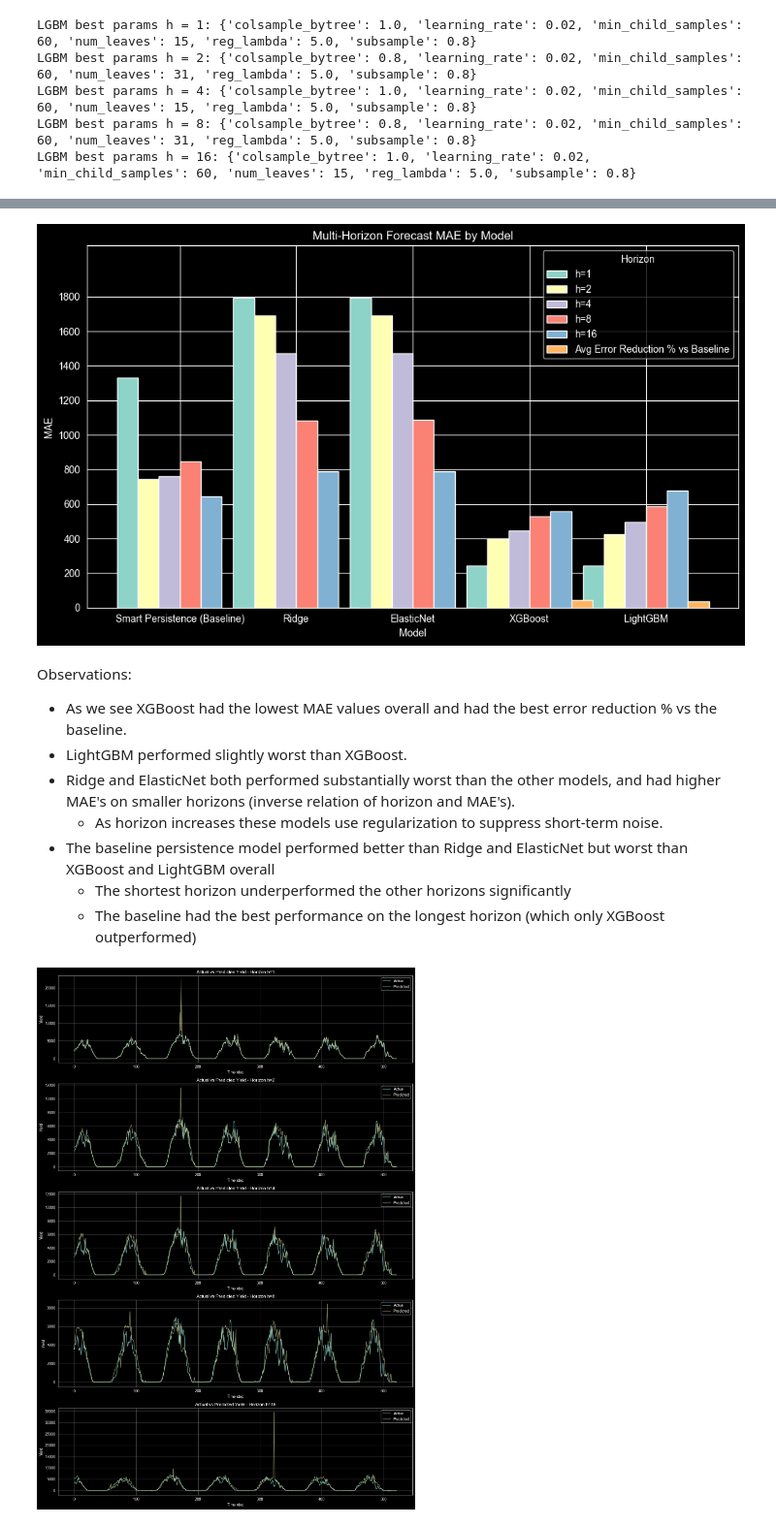
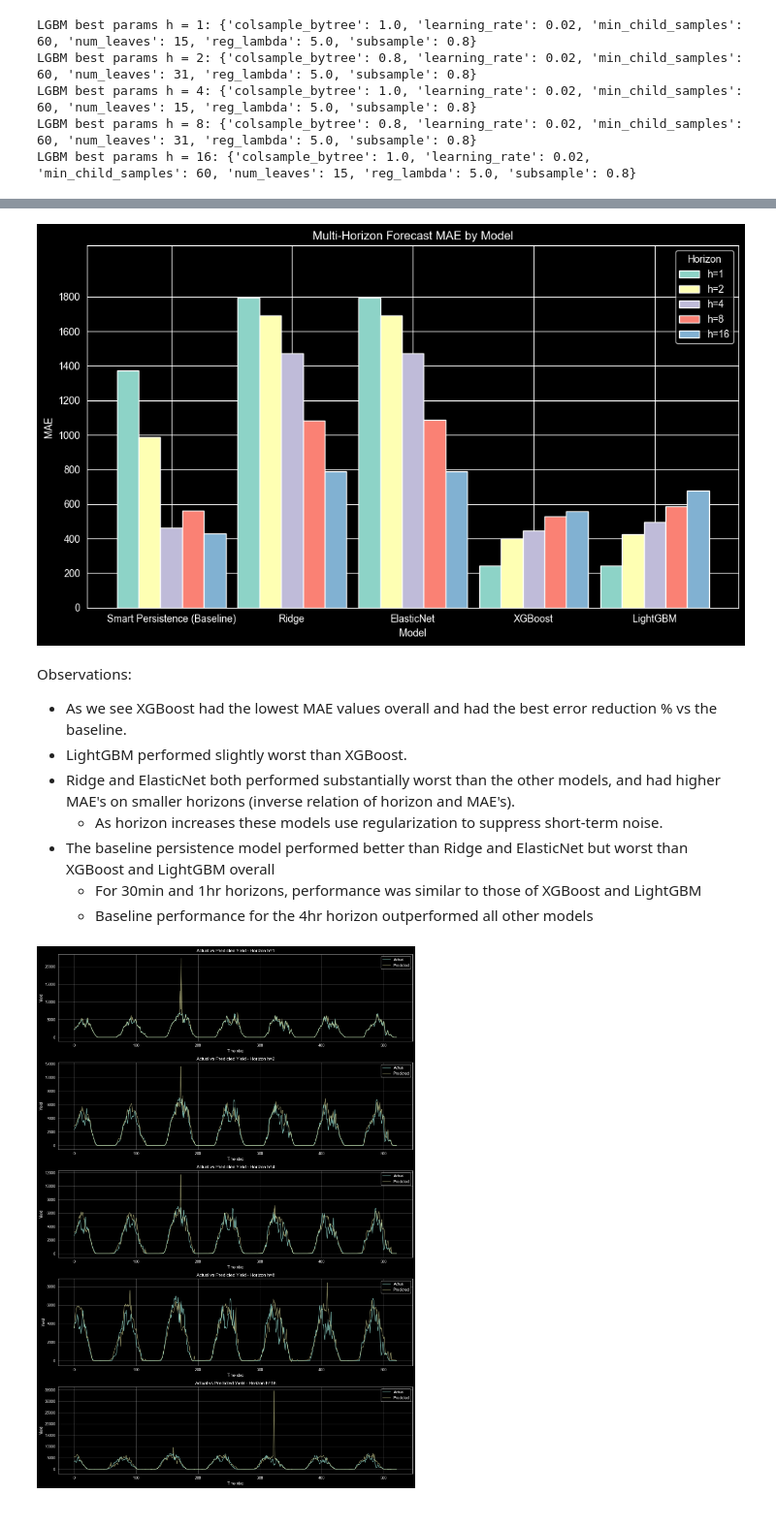
Before and after one commit to bennykn8/HelioCast, a Jupyter notebook: Plant_Model.ipynb, the cells around one changed output, grey strips where cells are left out. Shown at 97% size. Drawn from its saved outputs; the diff is of its cells as text; code cells hidden in the pictures.

Commit message:
add baseline comments to readme and adjusted baseline eval

```diff
--- a/Plant_Model.ipynb
+++ b/Plant_Model.ipynb
@@ -214,7 +214,7 @@ tscv = TimeSeriesSplit(n_splits=5)
 5 rows × 25 columns
 # %%
 #BASELINE: SMART PERSISTENCE MODEL
-df_baseline = df_features.copy()
+df_baseline = df_features.copy().iloc[split_idx:]
 
 baseline_row = {"Model": "Smart Persistence (Baseline)"}
 eps = 1.0 #ensures infinite values not included in ratio calculation
@@ -409,36 +409,36 @@ models_l = results_df['Model']
 horizons_l = results_df.columns.tolist()[1:]
 
 x = np.arange(len(models_l))          # model positions
 width = 0.18
 
 plt.figure(figsize=(10, 6))
 
-for i, h in enumerate(horizons_l):
+for i, h in enumerate(h_cols):
     plt.bar(
         x + i * width,
         results_df[h].values,
         width,
         label=h
     )
 
 y_max = results_df.drop('Model', axis=1).max().max()
 step = y_max / 6
 ticks = np.arange(0, y_max + 50, 200)
 
 plt.ylim(0, y_max + step)
 plt.yticks(ticks)
 
-plt.xticks(x + width * (len(horizons_l) - 1) / 2, models_l)
+plt.xticks(x + width * (len(h_cols) - 1) / 2, models_l)
 
 plt.xlabel("Model")
 plt.ylabel("MAE")
 plt.title("Multi-Horizon Forecast MAE by Model")
 plt.legend(title="Horizon")
 
 plt.tight_layout()
 plt.show()
 # %% [output]
-[figure, old version]
+[figure, new version]
 # %% [markdown]
 Observations:
 * As we see XGBoost had the lowest MAE values overall and had the best error reduction % vs the baseline.
@@ -446,8 +446,8 @@ Observations:
 * Ridge and ElasticNet both performed substantially worst than the other models, and had higher MAE's on smaller horizons (inverse relation of horizon and MAE's).
     *   As horizon increases these models use regularization to suppress short-term noise.
 * The baseline persistence model performed better than Ridge and ElasticNet but worst than XGBoost and LightGBM overall
-    * The shortest horizon underperformed the other horizons significantly
-    * The baseline had the best performance on the longest horizon (which only XGBoost outperformed)
+    * For 30min and 1hr horizons, performance was similar to those of XGBoost and LightGBM
+    * Baseline performance for the 4hr horizon outperformed all other models
 # %%
 #ACTUAL VS PREDICTION GRAPHS FOR XGBOOST
 
```
Also changed, not shown: parts of 1 cell of this notebook, 1 other file.
